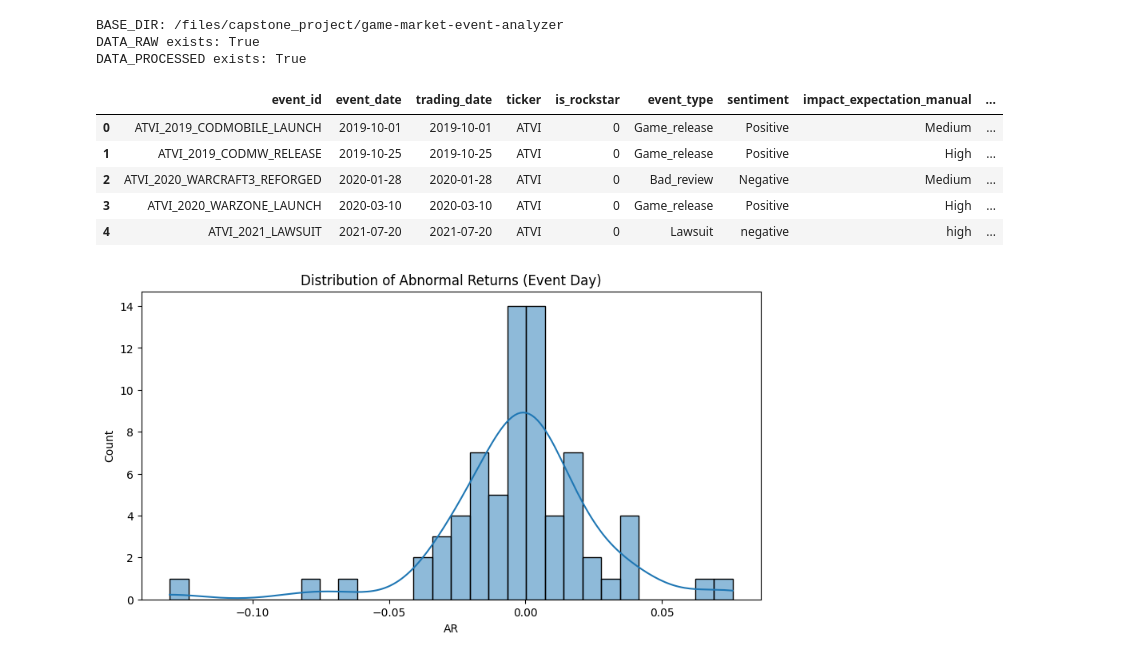
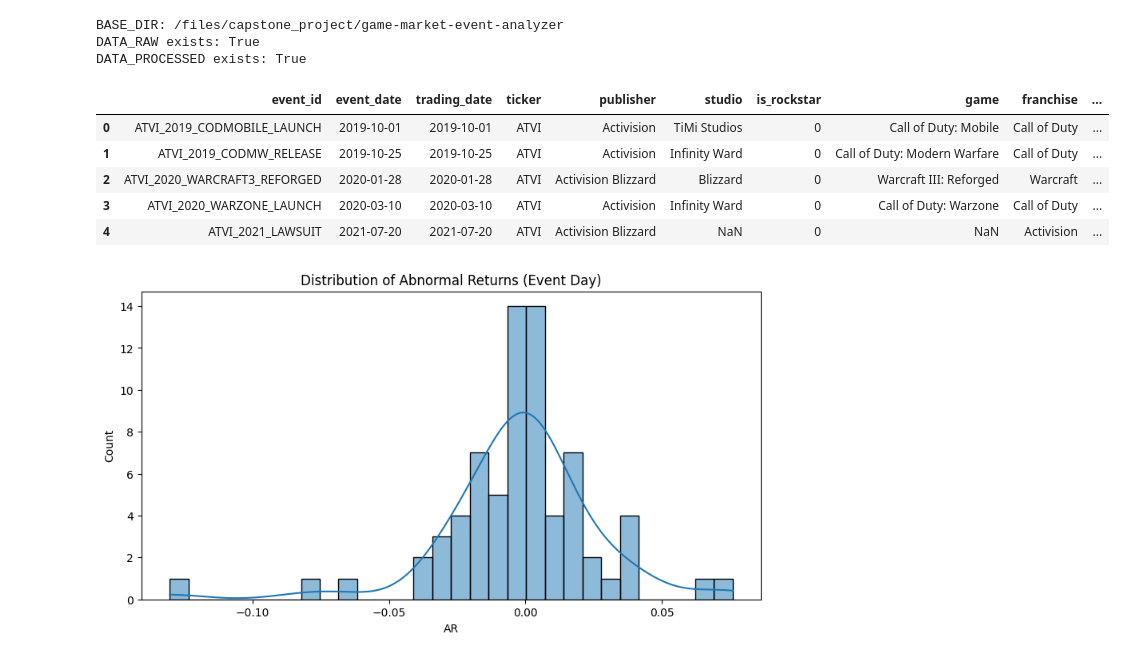
Before and after one commit to AawinAru/Game-Market-Event-Analyzer, a Jupyter notebook: src/eventstudy/features/visualize_ar_car.ipynb, the cells around one changed output. Drawn from its saved outputs; the diff is of its cells as text; code cells hidden in the pictures.

```diff
--- a/src/eventstudy/features/visualize_ar_car.ipynb
+++ b/src/eventstudy/features/visualize_ar_car.ipynb
@@ -17,25 +17,25 @@ DATA_PROCESSED exists: True
 # %%
 import pandas as pd
 import matplotlib.pyplot as plt
 import seaborn as sns
 from pathlib import Path
 
 DATA_PROCESSED = BASE_DIR / "data" / "processed"
 
 # Load the events with AR and CAR already computed
-events = pd.read_csv(DATA_PROCESSED / "events_with_car.csv")
+events = pd.read_csv(DATA_PROCESSED / "events_with_car.csv", sep=";")
 
 events["event_date"] = pd.to_datetime(events["event_date"])
 events["trading_date"] = pd.to_datetime(events["trading_date"])
 
 events.head()
 # %% [output]
-|  | event_id | event_date | trading_date | ticker | is_rockstar | event_type | sentiment | impact_expectation_manual | ... |
-| 0 | ATVI_2019_CODMOBILE_LAUNCH | 2019-10-01 | 2019-10-01 | ATVI | 0 | Game_release | Positive | Medium | ... |
-| 1 | ATVI_2019_CODMW_RELEASE | 2019-10-25 | 2019-10-25 | ATVI | 0 | Game_release | Positive | High | ... |
-| 2 | ATVI_2020_WARCRAFT3_REFORGED | 2020-01-28 | 2020-01-28 | ATVI | 0 | Bad_review | Negative | Medium | ... |
-| 3 | ATVI_2020_WARZONE_LAUNCH | 2020-03-10 | 2020-03-10 | ATVI | 0 | Game_release | Positive | High | ... |
-| 4 | ATVI_2021_LAWSUIT | 2021-07-20 | 2021-07-20 | ATVI | 0 | Lawsuit | negative | high | ... |
+|  | event_id | event_date | trading_date | ticker | publisher | studio | is_rockstar | game | franchise | ... |
+| 0 | ATVI_2019_CODMOBILE_LAUNCH | 2019-10-01 | 2019-10-01 | ATVI | Activision | TiMi Studios | 0 | Call of Duty: Mobile | Call of Duty | ... |
+| 1 | ATVI_2019_CODMW_RELEASE | 2019-10-25 | 2019-10-25 | ATVI | Activision | Infinity Ward | 0 | Call of Duty: Modern Warfare | Call of Duty | ... |
+| 2 | ATVI_2020_WARCRAFT3_REFORGED | 2020-01-28 | 2020-01-28 | ATVI | Activision Blizzard | Blizzard | 0 | Warcraft III: Reforged | Warcraft | ... |
+| 3 | ATVI_2020_WARZONE_LAUNCH | 2020-03-10 | 2020-03-10 | ATVI | Activision | Infinity Ward | 0 | Call of Duty: Warzone | Call of Duty | ... |
+| 4 | ATVI_2021_LAWSUIT | 2021-07-20 | 2021-07-20 | ATVI | Activision Blizzard | NaN | 0 | NaN | Activision | ... |
 # %%
 plt.figure(figsize=(10,5))
 sns.histplot(events["AR_event"].dropna(), bins=30, kde=True)
```
Also changed, not shown: parts of 3 cells of this notebook, 12 other files.
